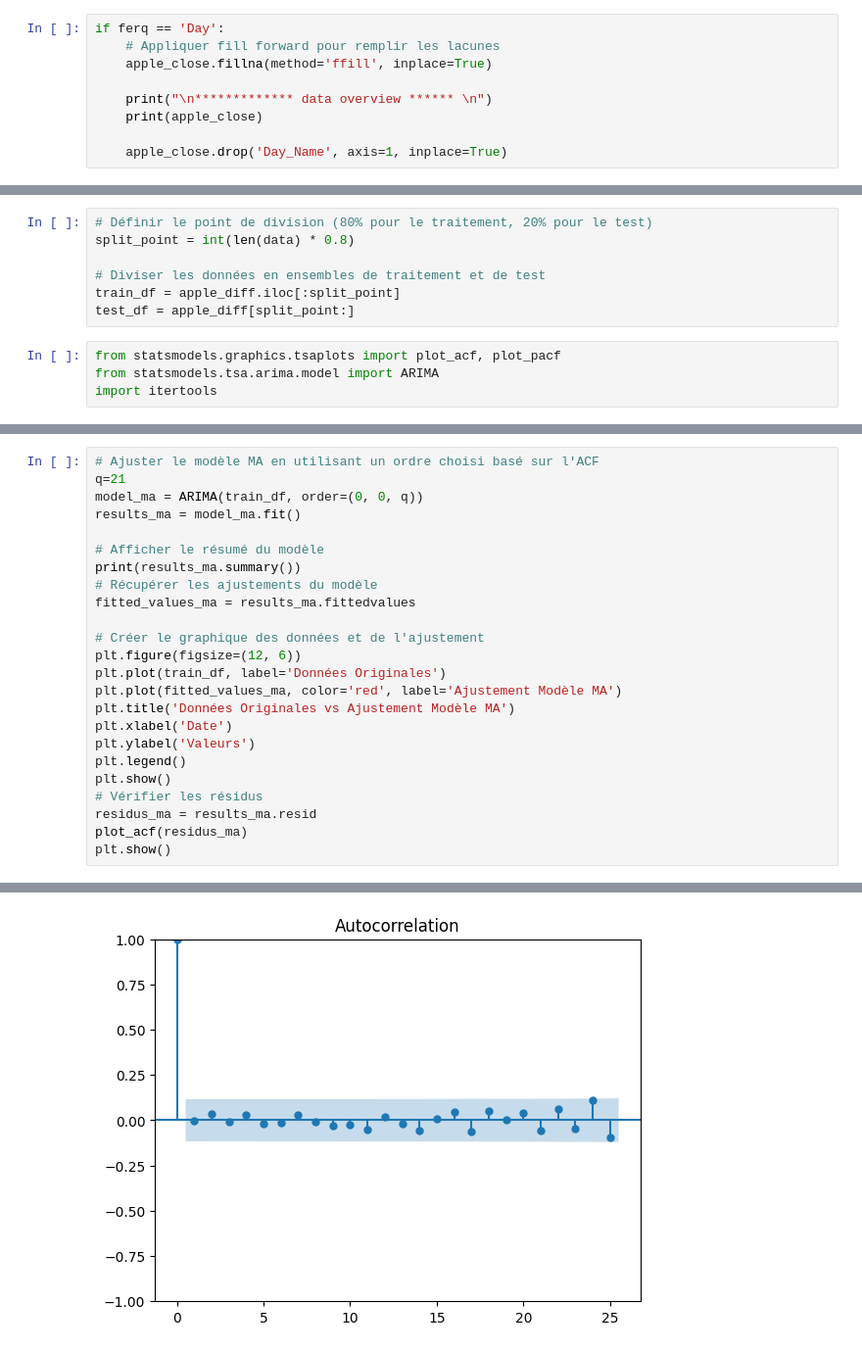
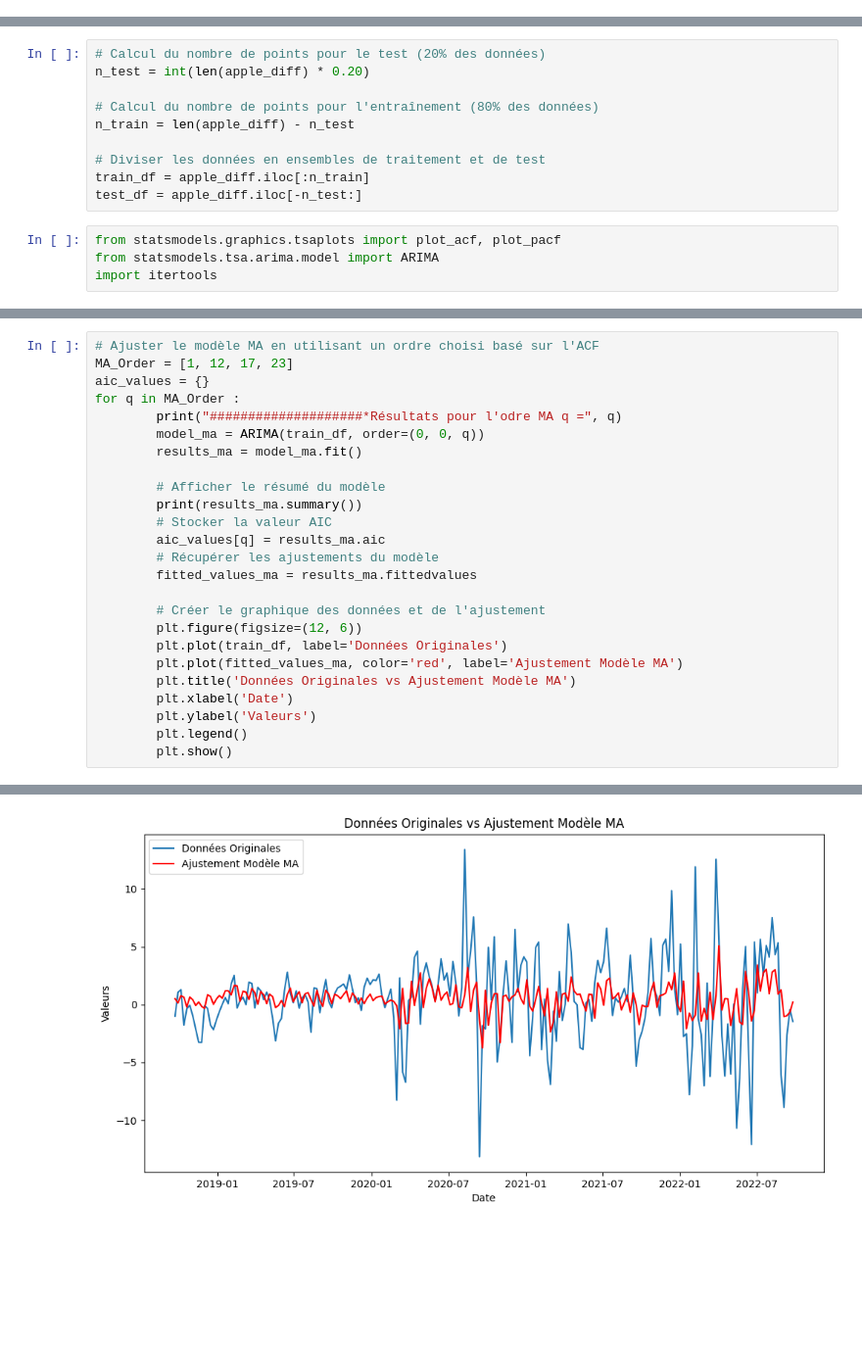
Before and after one commit to A2BX/apple_forcasting, a Jupyter notebook: apple_forecasting.ipynb, the cells around one changed output, grey strips where cells are left out. Shown at 98% size. Saved outputs shown, nothing was run; the diff lists cells and outputs as text; blank space fills up the shorter version.

```diff
--- a/apple_forecasting.ipynb
+++ b/apple_forecasting.ipynb
@@ -161,12 +139,3 @@ if ferq == 'Day':
-# %%
-if ferq == 'Day':
-    # Appliquer fill forward pour remplir les lacunes
-    apple_close.fillna(method='ffill', inplace=True)
-
-    print("\n************* data overview ****** \n")
-    print(apple_close)
-
-    apple_close.drop('Day_Name', axis=1, inplace=True)
 # %%
 apple_close = apple_close[apple_close.index >= "2018-09-15"]
 # %%
@@ -263,12 +232,15 @@ else:
 # %% [markdown]
 ## Ajustement du modèle
 # %%
-# Définir le point de division (80% pour le traitement, 20% pour le test)
-split_point = int(len(data) * 0.8)
+# Calcul du nombre de points pour le test (20% des données)
+n_test = int(len(apple_diff) * 0.20)
+
+# Calcul du nombre de points pour l'entraînement (80% des données)
+n_train = len(apple_diff) - n_test
 
 # Diviser les données en ensembles de traitement et de test
-train_df = apple_diff.iloc[:split_point]
-test_df = apple_diff[split_point:]
+train_df = apple_diff.iloc[:n_train]
+test_df = apple_diff.iloc[-n_test:]
 # %%
 from statsmodels.graphics.tsaplots import plot_acf, plot_pacf
 from statsmodels.tsa.arima.model import ARIMA
@@ -282,25 +254,26 @@ plt.show()
 # %%
 # Ajuster le modèle MA en utilisant un ordre choisi basé sur l'ACF
-q=21
-model_ma = ARIMA(train_df, order=(0, 0, q))
-results_ma = model_ma.fit()
+MA_Order = [1, 12, 17, 23]
+aic_values = {}
+for q in MA_Order :
+        print("####################*Résultats pour l'odre MA q =", q)
+        model_ma = ARIMA(train_df, order=(0, 0, q))
+        results_ma = model_ma.fit()
 
-# Afficher le résumé du modèle
-print(results_ma.summary())
-# Récupérer les ajustements du modèle
-fitted_values_ma = results_ma.fittedvalues
+        # Afficher le résumé du modèle
+        print(results_ma.summary())
+        # Stocker la valeur AIC
+        aic_values[q] = results_ma.aic
+        # Récupérer les ajustements du modèle
+        fitted_values_ma = results_ma.fittedvalues
 
-# Créer le graphique des données et de l'ajustement
-plt.figure(figsize=(12, 6))
-plt.plot(train_df, label='Données Originales')
-plt.plot(fitted_values_ma, color='red', label='Ajustement Modèle MA')
-plt.title('Données Originales vs Ajustement Modèle MA')
-plt.xlabel('Date')
-plt.ylabel('Valeurs')
-plt.legend()
-plt.show()
-# Vérifier les résidus
-residus_ma = results_ma.resid
-plot_acf(residus_ma)
-plt.show()
+        # Créer le graphique des données et de l'ajustement
+        plt.figure(figsize=(12, 6))
+        plt.plot(train_df, label='Données Originales')
+        plt.plot(fitted_values_ma, color='red', label='Ajustement Modèle MA')
+        plt.title('Données Originales vs Ajustement Modèle MA')
+        plt.xlabel('Date')
+        plt.ylabel('Valeurs')
+        plt.legend()
+        plt.show()
 # %% [output]
@@ -325 +315 @@ Warnings:
-[figure, old version]
+[figure, new version]
```
Also changed, not shown: parts of 42 cells of this notebook.
